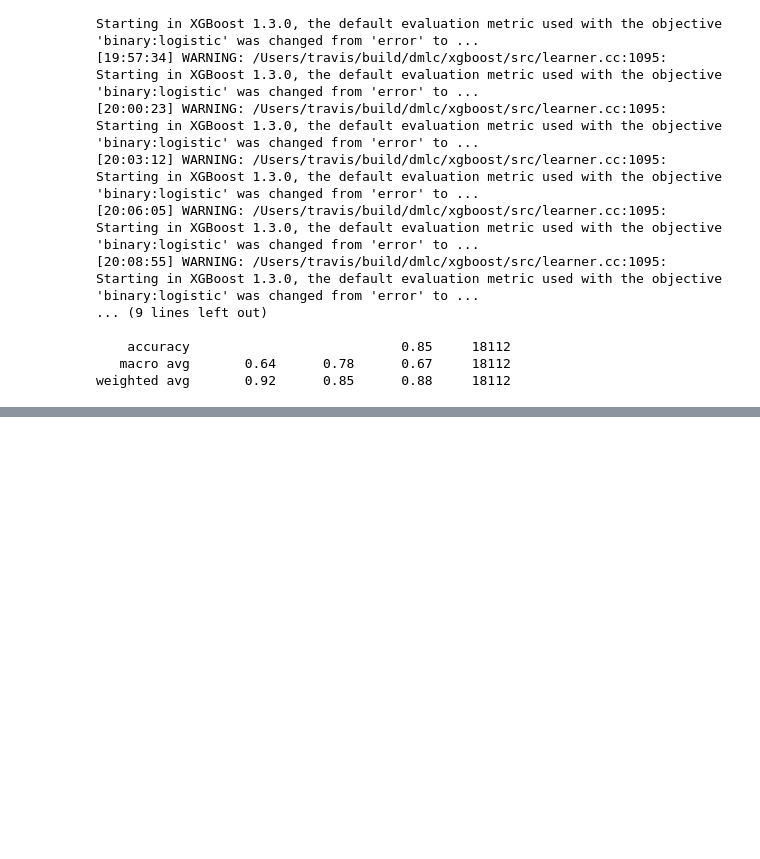
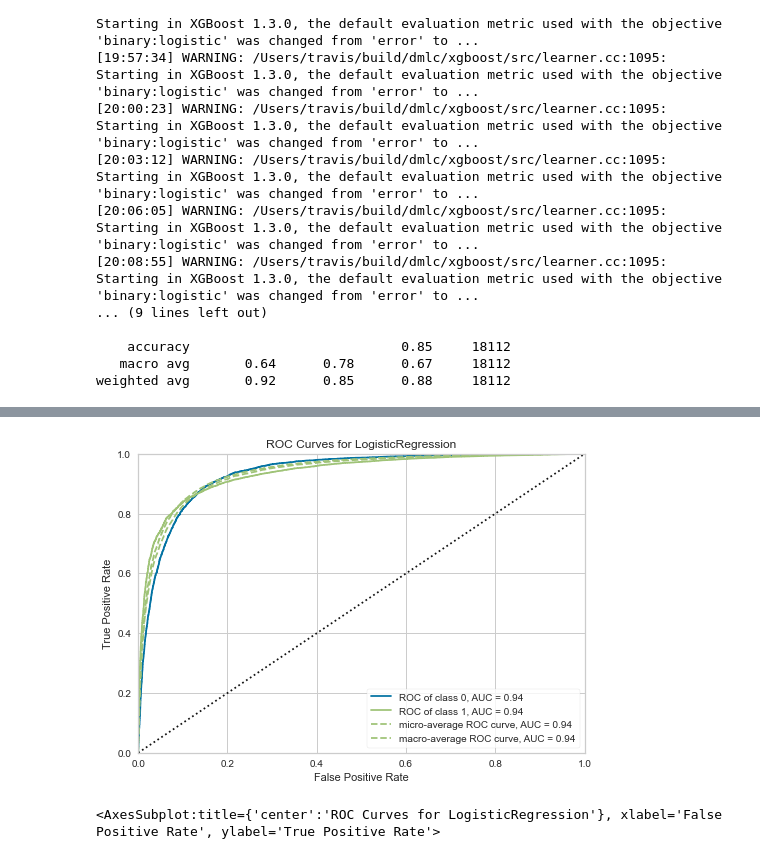
Before and after one commit to baharbiazar/E_Commerce_Reviews_Sentiment_Analysis, a Jupyter notebook: Sentiment_analysis.ipynb, the cells around one changed output, grey strips where cells are left out. Drawn from its saved outputs; the diff is of its cells as text; code cells hidden in the pictures; blank space fills up the shorter version.

```diff
--- a/Sentiment_analysis.ipynb
+++ b/Sentiment_analysis.ipynb
@@ -197,0 +349,3 @@ weighted avg       0.92      0.85      0.88     18112
+# %%
+log = LogisticRegression()
+model_sm(log, "Logistic Regression", X_train_sm, y_train_sm, X_test_sm, y_test_sm)
@@ -197,0 +388,11 @@ weighted avg       0.92      0.85      0.88     18112
+# %%
+from yellowbrick.classifier import ROCAUC
+
+model = log
+visualizer = ROCAUC(model)
+visualizer.fit(X,y)
+visualizer.score(X,y)
+visualizer.show()
+# %% [output]
+[figure, added]
+<AxesSubplot:title={'center':'ROC Curves for LogisticRegression'}, xlabel='False Positive Rate', ylabel='True Positive Rate'>
```
Also changed, not shown: parts of 35 cells of this notebook, 4 other files.
